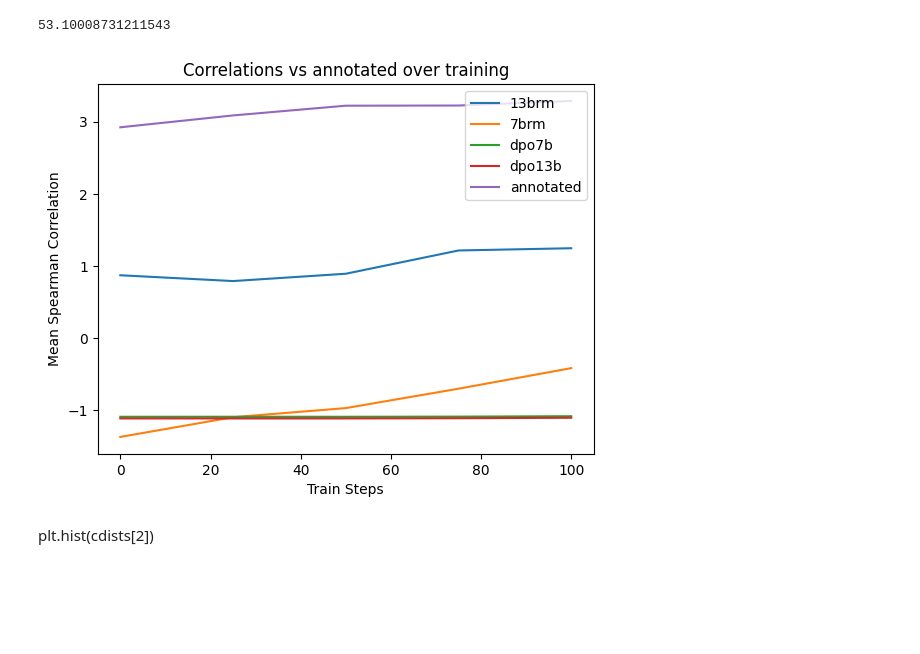
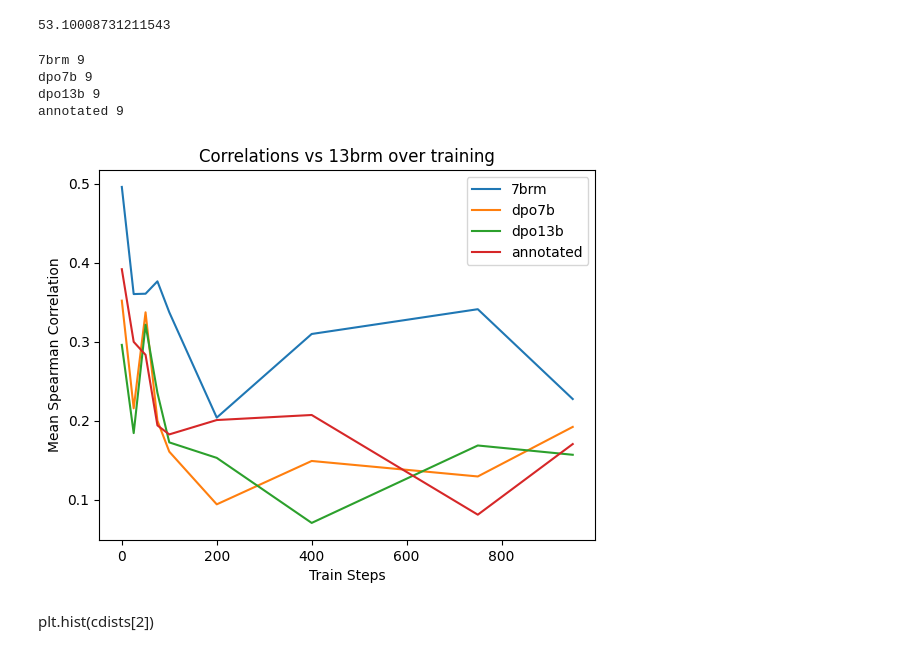
Before and after one commit to PrasannS/rlhf-length-biases, a Jupyter notebook: notebooks/eval/intercorr.ipynb, the cells around one changed output. Saved outputs shown, nothing was run; the diff lists cells and outputs as text; code cells hidden in the pictures; blank space fills up the shorter version.

```diff
--- a/notebooks/eval/intercorr.ipynb
+++ b/notebooks/eval/intercorr.ipynb
@@ -99,7 +107,7 @@ def varcals(subdict,domean=True, fun=stdev) :
         corrs[k] = corr
     return corrs
 
-ks = ['sft', 'u25', 'u50', 'u75', 'u100']
+ks = ['sft', 'u25', 'u50', 'u75', 'u100', 'u200', 'u400', 'u750', 'u975']
 def corrlines(dct, comp, domean=True):
     covals = {}
     for k in dct['u25'].keys():
@@ -214,11 +222,12 @@ cpd['question'][4]
 # %%
 def comp_plot(base, lfunct=corrlines, excl=[]):
     cdists = lfunct(alldata, base)
-    x = [0, 25, 50, 75, 100]
+    x = [0, 25, 50, 75, 100, 200, 400, 750, 950]
     # Plot each line
     for key in cdists:
         if key in excl:
             continue
+        print(key, len(cdists[key]))
         plt.plot(x, cdists[key], label=key)
 
     # Adding labels and title
@@ -235,9 +244,13 @@ mean([stdev(s) for s in stmp])
 # %% [output]
 53.10008731211543
 # %%
-comp_plot("annotated", varlines, ['tulu7b', 'tulu13b'])
+comp_plot("13brm", corrlines, ['tulu7b', 'tulu13b'])
 # %% [output]
+7brm 9
+dpo7b 9
+dpo13b 9
+annotated 9
-[figure, old version]
+[figure, new version]
 # %% [markdown]
 plt.hist(cdists[2])
 # %%
```
Also changed, not shown: parts of 3 cells of this notebook, 12 other files.
